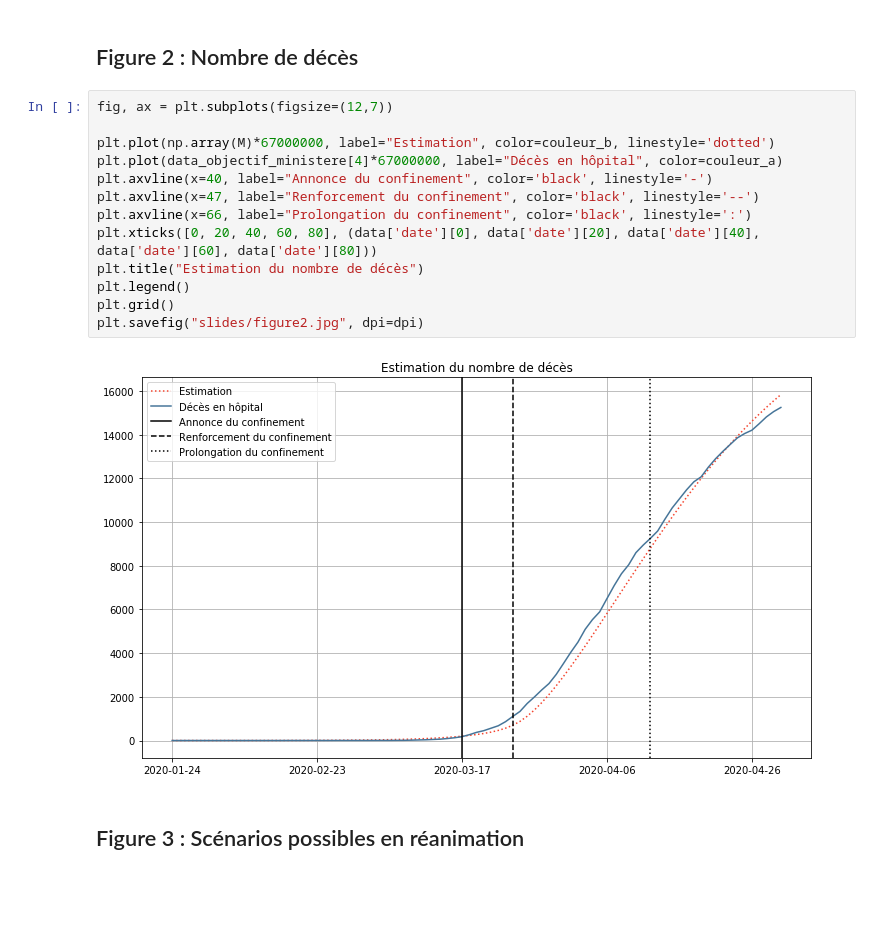
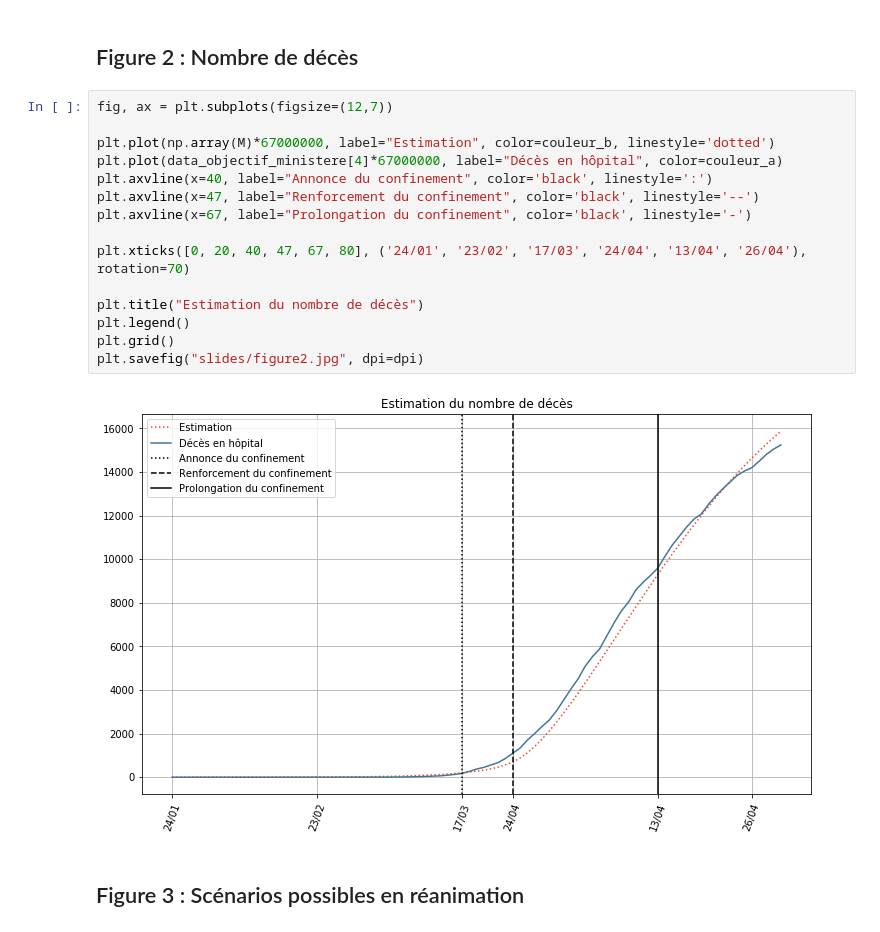
Before and after one commit to cristal-smac/covid, a Jupyter notebook: covid_simulation.ipynb, the cells around one changed output. Drawn from its saved outputs; the diff is of its cells as text; blank space fills up the shorter version.

```diff
--- a/covid_simulation.ipynb
+++ b/covid_simulation.ipynb
@@ -1279,18 +1301,20 @@ plt.savefig("slides/figure1.jpg", dpi=dpi)
 # %%
 fig, ax = plt.subplots(figsize=(12,7))
 
 plt.plot(np.array(M)*67000000, label="Estimation", color=couleur_b, linestyle='dotted')
 plt.plot(data_objectif_ministere[4]*67000000, label="Décès en hôpital", color=couleur_a)
-plt.axvline(x=40, label="Annonce du confinement", color='black', linestyle='-')
+plt.axvline(x=40, label="Annonce du confinement", color='black', linestyle=':')
 plt.axvline(x=47, label="Renforcement du confinement", color='black', linestyle='--')
-plt.axvline(x=66, label="Prolongation du confinement", color='black', linestyle=':')
-plt.xticks([0, 20, 40, 60, 80], (data['date'][0], data['date'][20], data['date'][40], data['date'][60], data['date'][80]))
+plt.axvline(x=67, label="Prolongation du confinement", color='black', linestyle='-')
+
+plt.xticks([0, 20, 40, 47, 67, 80], ('24/01', '23/02', '17/03', '24/04', '13/04', '26/04'), rotation=70)
+
 plt.title("Estimation du nombre de décès")
 plt.legend()
 plt.grid()
 plt.savefig("slides/figure2.jpg", dpi=dpi)
 # %% [output]
-[figure, old version]
+[figure, new version]
 # %% [markdown]
 ## Figure 3 : Scénarios possibles en réanimation
 # %%
```
Also changed, not shown: parts of 14 cells of this notebook, 8 other files.
